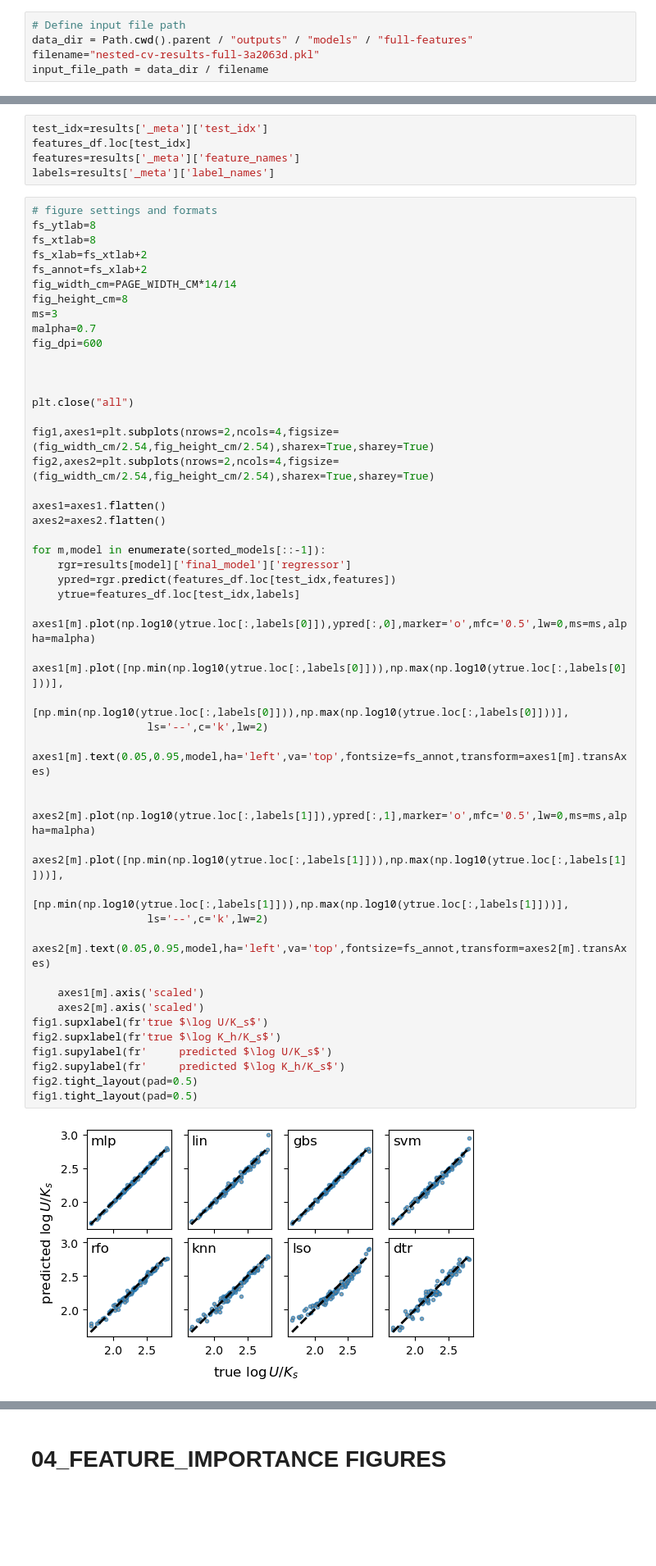
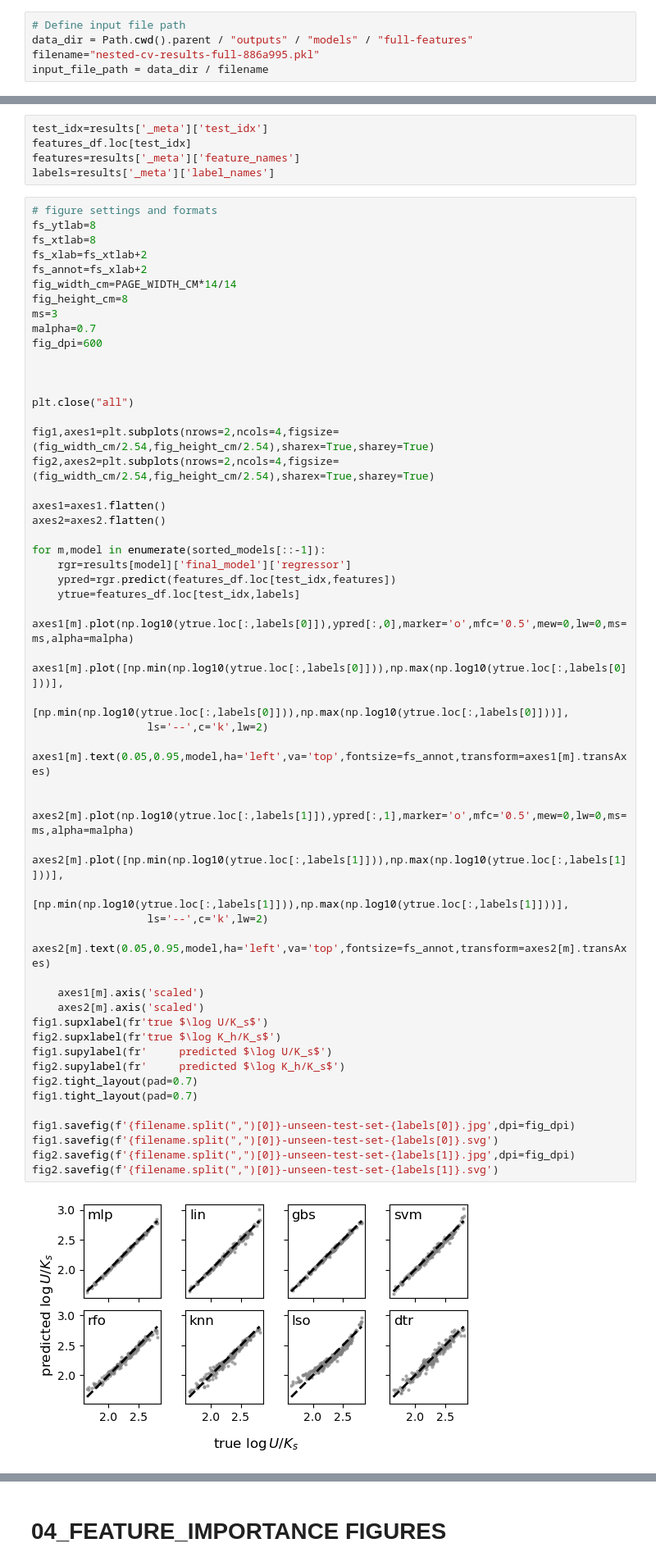
Before and after one commit to ricsatjr/landscape-evolution-ml, a Jupyter notebook: notebooks/figures-jgr-es.ipynb, the cells around one changed output, grey strips where cells are left out. Shown at 82% size. Saved outputs shown, nothing was run; the diff lists cells and outputs as text; blank space fills up the shorter version.

Commit message:
update journal figures to reflect models under git-hash 886a995

```diff
--- a/notebooks/figures-jgr-es.ipynb
+++ b/notebooks/figures-jgr-es.ipynb
@@ -14,7 +14,7 @@ plot of $R^2$ for the individual labels (e.g., log U/Ks and log Ks/Ks), and the
 # %%
 # Define input file path
 data_dir = Path.cwd().parent / "outputs" / "models" / "full-features"
-filename="nested-cv-results-full-3a2063d.pkl"
+filename="nested-cv-results-full-886a995.pkl"
 input_file_path = data_dir / filename
 # %%
 # read pickle file
@@ -127,35 +127,40 @@ fig_dpi=600
 
 plt.close("all")
 
 fig1,axes1=plt.subplots(nrows=2,ncols=4,figsize=(fig_width_cm/2.54,fig_height_cm/2.54),sharex=True,sharey=True)
 fig2,axes2=plt.subplots(nrows=2,ncols=4,figsize=(fig_width_cm/2.54,fig_height_cm/2.54),sharex=True,sharey=True)
 
 axes1=axes1.flatten()
 axes2=axes2.flatten()
 
 for m,model in enumerate(sorted_models[::-1]):
     rgr=results[model]['final_model']['regressor']
     ypred=rgr.predict(features_df.loc[test_idx,features])
     ytrue=features_df.loc[test_idx,labels]
-    axes1[m].plot(np.log10(ytrue.loc[:,labels[0]]),ypred[:,0],marker='o',mfc='0.5',lw=0,ms=ms,alpha=malpha)
+    axes1[m].plot(np.log10(ytrue.loc[:,labels[0]]),ypred[:,0],marker='o',mfc='0.5',mew=0,lw=0,ms=ms,alpha=malpha)
     axes1[m].plot([np.min(np.log10(ytrue.loc[:,labels[0]])),np.max(np.log10(ytrue.loc[:,labels[0]]))],
                   [np.min(np.log10(ytrue.loc[:,labels[0]])),np.max(np.log10(ytrue.loc[:,labels[0]]))],
                   ls='--',c='k',lw=2)
     axes1[m].text(0.05,0.95,model,ha='left',va='top',fontsize=fs_annot,transform=axes1[m].transAxes)
 
-    axes2[m].plot(np.log10(ytrue.loc[:,labels[1]]),ypred[:,1],marker='o',mfc='0.5',lw=0,ms=ms,alpha=malpha)
+    axes2[m].plot(np.log10(ytrue.loc[:,labels[1]]),ypred[:,1],marker='o',mfc='0.5',mew=0,lw=0,ms=ms,alpha=malpha)
     axes2[m].plot([np.min(np.log10(ytrue.loc[:,labels[1]])),np.max(np.log10(ytrue.loc[:,labels[1]]))],
                   [np.min(np.log10(ytrue.loc[:,labels[1]])),np.max(np.log10(ytrue.loc[:,labels[1]]))],
                   ls='--',c='k',lw=2)
     axes2[m].text(0.05,0.95,model,ha='left',va='top',fontsize=fs_annot,transform=axes2[m].transAxes)
 
     axes1[m].axis('scaled')
     axes2[m].axis('scaled')
 fig1.supxlabel(fr'true $\log U/K_s$')
 fig2.supxlabel(fr'true $\log K_h/K_s$')
 fig1.supylabel(fr'     predicted $\log U/K_s$')
 fig2.supylabel(fr'     predicted $\log K_h/K_s$')
-fig2.tight_layout(pad=0.5)
-fig1.tight_layout(pad=0.5)
+fig2.tight_layout(pad=0.7)
+fig1.tight_layout(pad=0.7)
+
+fig1.savefig(f'{filename.split(",")[0]}-unseen-test-set-{labels[0]}.jpg',dpi=fig_dpi)
+fig1.savefig(f'{filename.split(",")[0]}-unseen-test-set-{labels[0]}.svg')
+fig2.savefig(f'{filename.split(",")[0]}-unseen-test-set-{labels[1]}.jpg',dpi=fig_dpi)
+fig2.savefig(f'{filename.split(",")[0]}-unseen-test-set-{labels[1]}.svg')
 # %% [output]
-[figure, old version]
+[figure, new version]
```
Also changed, not shown: parts of 2 cells of this notebook.
